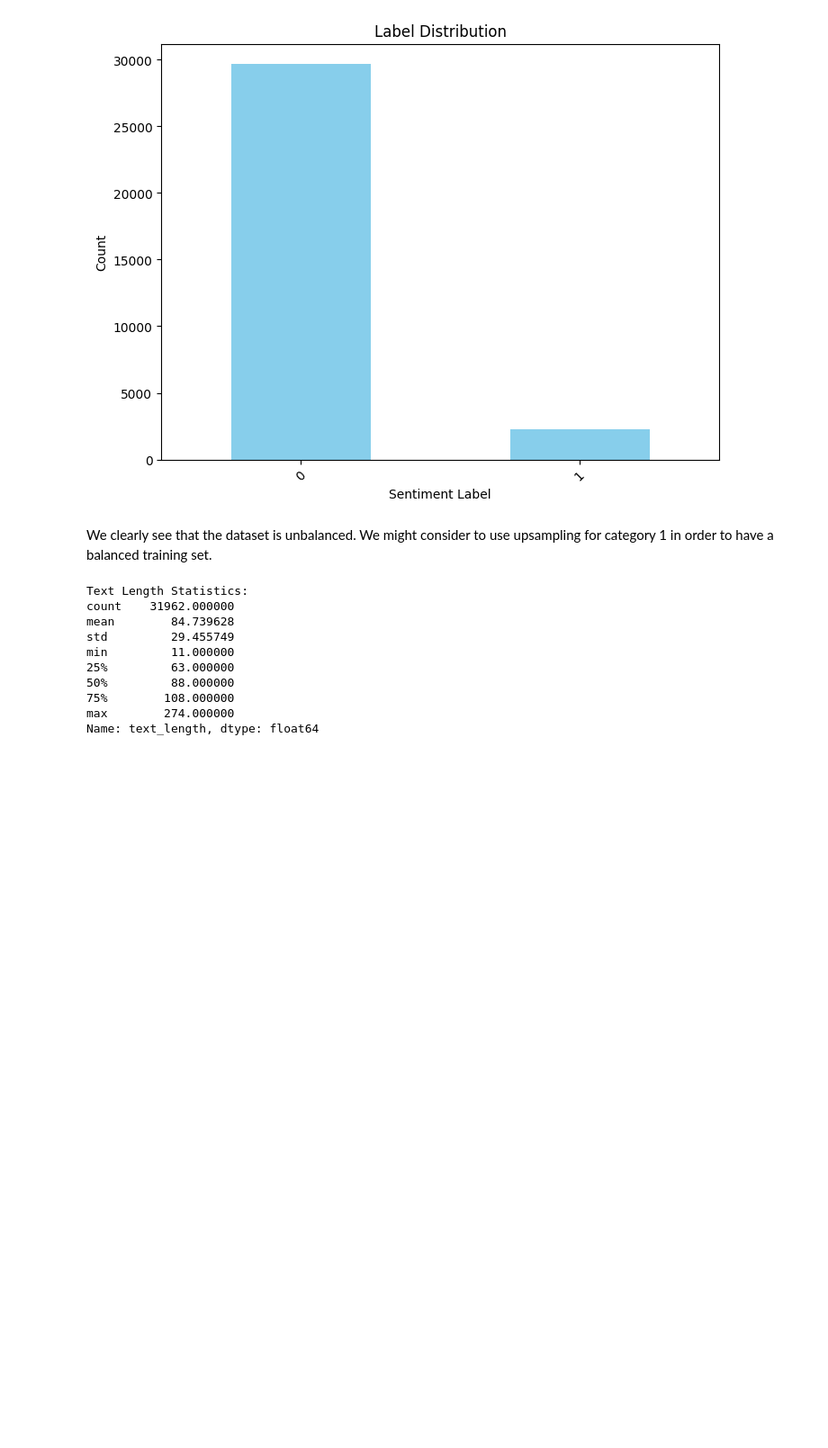
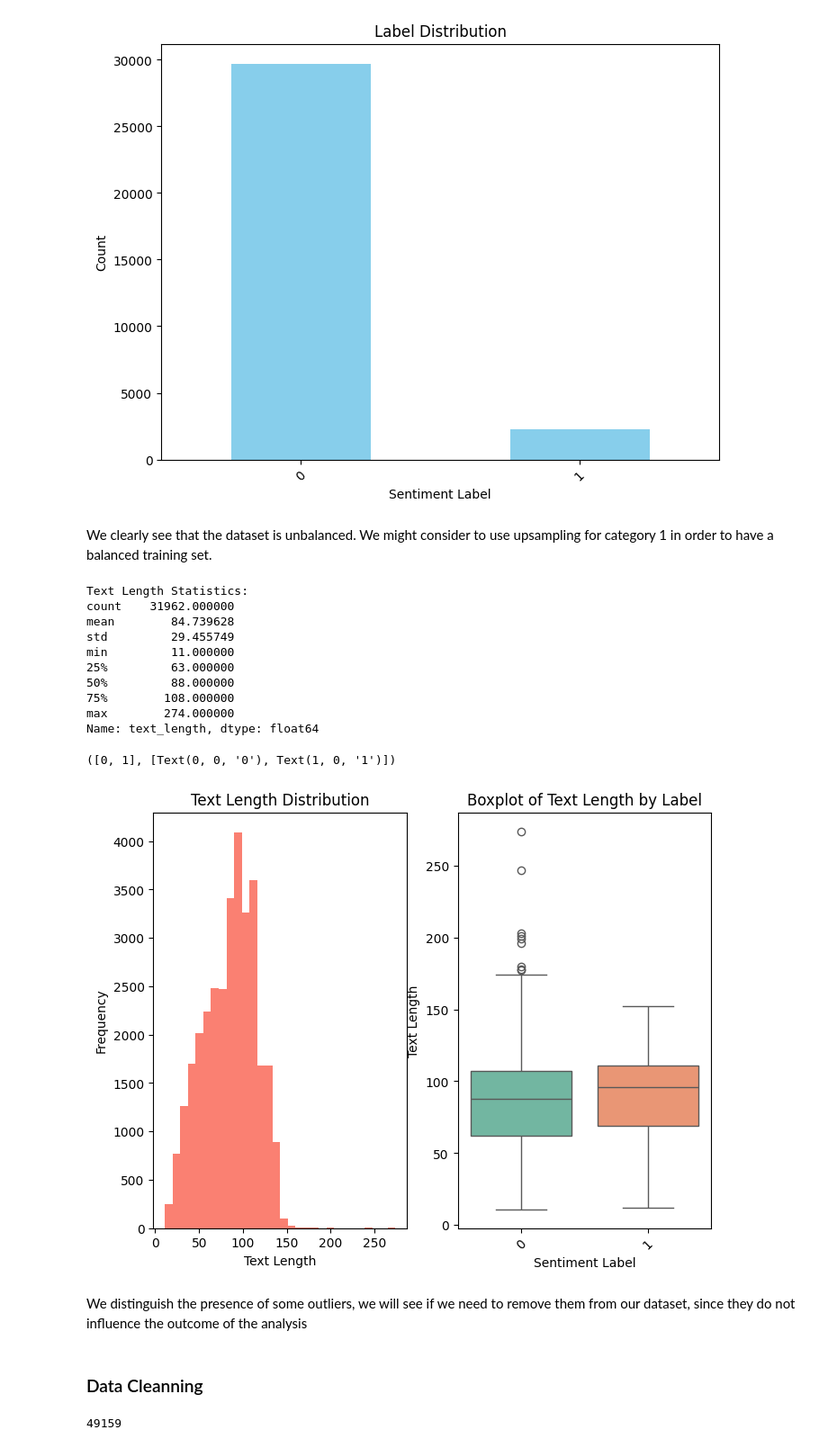
Before and after one commit to aymentiouiri/Tweets-Sentiment-Analysis, a Jupyter notebook: sentiment_analysis.ipynb, the cells around one changed output. Shown: that part at 90% size. Drawn from its saved outputs; the diff is of its cells as text; code cells hidden in the pictures; blank space fills up the shorter version.

```diff
--- a/sentiment_analysis.ipynb
+++ b/sentiment_analysis.ipynb
@@ -104,3 +99,33 @@ min         11.000000
 75%        108.000000
 max        274.000000
 Name: text_length, dtype: float64
+# %%
+# Plot text length distribution
+plt.figure(figsize=(8, 6))
+plt.subplot(1,2,1)
+plt.hist(df['text_length'], bins=30, color='salmon')
+plt.title('Text Length Distribution')
+plt.xlabel('Text Length')
+plt.ylabel('Frequency')
+plt.subplot(1,2,2)
+#plt.figure(figsize=(8, 6))
+sns.boxplot(x='label', y='text_length', data=df, palette='Set2')
+plt.title('Boxplot of Text Length by Label')
+plt.xlabel('Sentiment Label')
+plt.ylabel('Text Length')
+plt.xticks(rotation=45)
+#plt.show()
+# %% [output]
+([0, 1], [Text(0, 0, '0'), Text(1, 0, '1')])
+[figure, added]
+# %% [markdown]
+We distinguish the presence of some outliers, we will see if we need to remove them from our dataset, since they do not influence the outcome of the analysis
+# %% [markdown]
+### Data Cleanning
+# %%
+# We first need to combinne the training and test set for cleaning
+
+alltext = df['tweet'].tolist() + test['tweet'].tolist()
+len(alltext)
+# %% [output]
+49159
```
Also changed, not shown: parts of 14 cells of this notebook, 1 other file.
